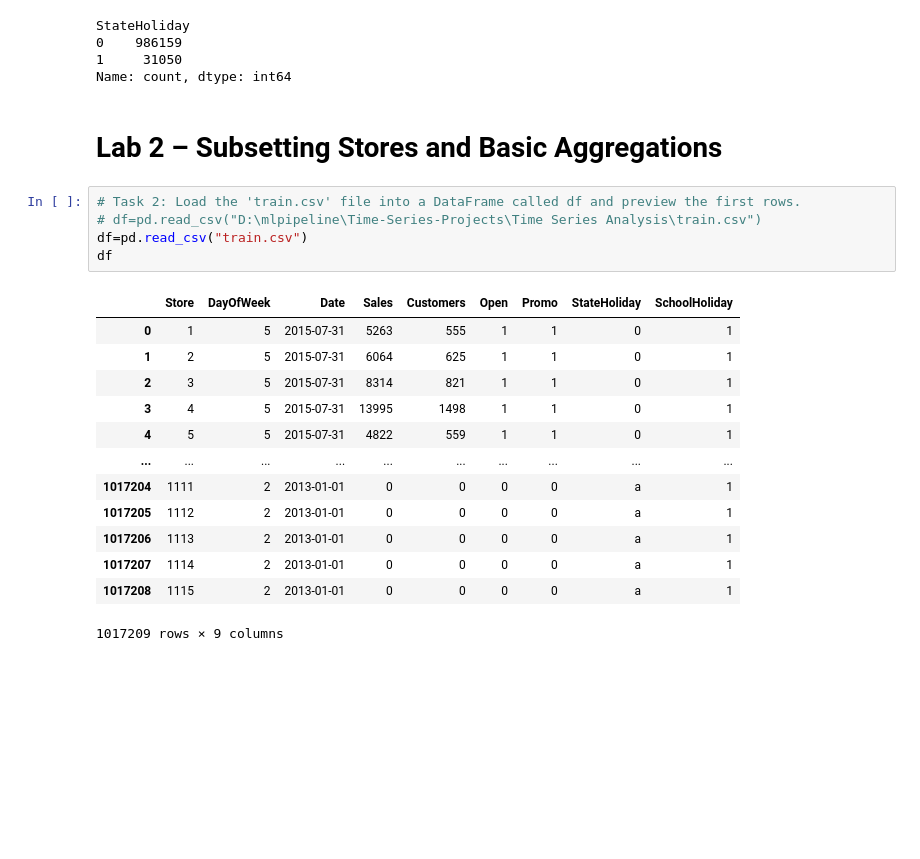
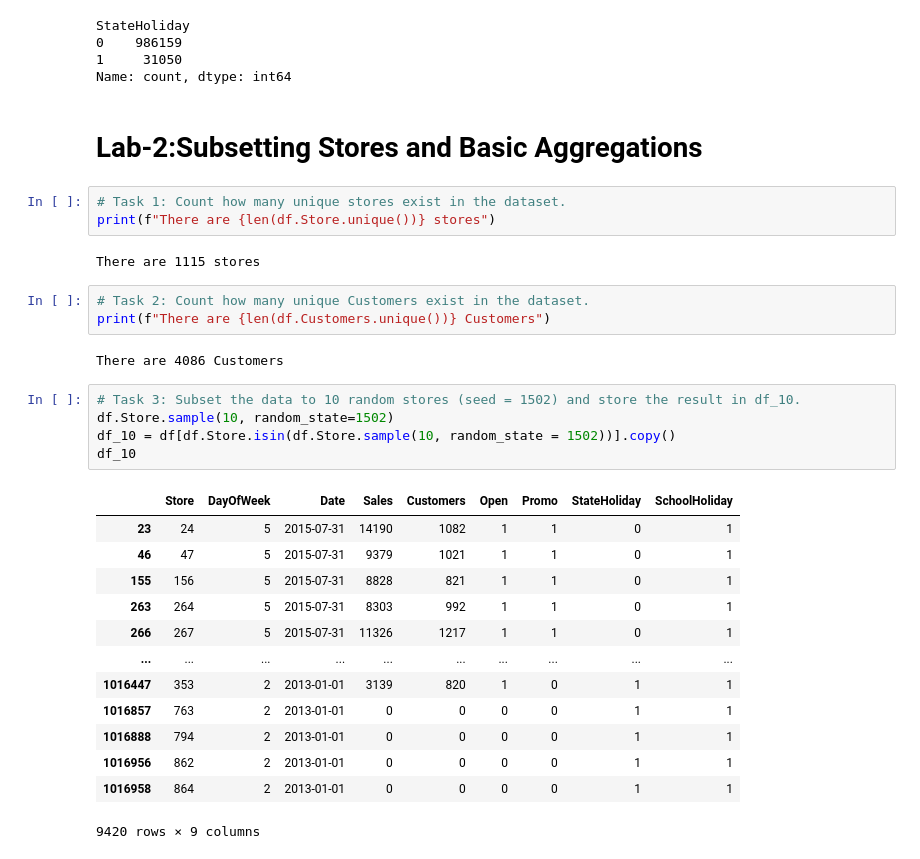
Before and after one commit to SARANGIVenkateshwarlu/Time-Series-Projects, a Jupyter notebook: Time_Series_Analysis/Lab_1.ipynb, the cells around one changed output. Drawn from its saved outputs; the diff is of its cells as text; blank space fills up the shorter version.

```diff
--- a/Time_Series_Analysis/Lab_1.ipynb
+++ b/Time_Series_Analysis/Lab_1.ipynb
@@ -64,23 +64,33 @@ StateHoliday
 1     31050
 Name: count, dtype: int64
 # %% [markdown]
-# Lab 2 – Subsetting Stores and Basic Aggregations
+# Lab-2:Subsetting Stores and Basic Aggregations
-# %%
-# Task 2: Load the 'train.csv' file into a DataFrame called df and preview the first rows.
-# df=pd.read_csv("D:\mlpipeline\Time-Series-Projects\Time Series Analysis\train.csv")
-df=pd.read_csv("train.csv")
-df
-# %% [output]
-|  | Store | DayOfWeek | Date | Sales | Customers | Open | Promo | StateHoliday | SchoolHoliday |
-| 0 | 1 | 5 | 2015-07-31 | 5263 | 555 | 1 | 1 | 0 | 1 |
-| 1 | 2 | 5 | 2015-07-31 | 6064 | 625 | 1 | 1 | 0 | 1 |
-| 2 | 3 | 5 | 2015-07-31 | 8314 | 821 | 1 | 1 | 0 | 1 |
-| 3 | 4 | 5 | 2015-07-31 | 13995 | 1498 | 1 | 1 | 0 | 1 |
-| 4 | 5 | 5 | 2015-07-31 | 4822 | 559 | 1 | 1 | 0 | 1 |
-| ... | ... | ... | ... | ... | ... | ... | ... | ... | ... |
-| 1017204 | 1111 | 2 | 2013-01-01 | 0 | 0 | 0 | 0 | a | 1 |
-| 1017205 | 1112 | 2 | 2013-01-01 | 0 | 0 | 0 | 0 | a | 1 |
-| 1017206 | 1113 | 2 | 2013-01-01 | 0 | 0 | 0 | 0 | a | 1 |
-| 1017207 | 1114 | 2 | 2013-01-01 | 0 | 0 | 0 | 0 | a | 1 |
-| 1017208 | 1115 | 2 | 2013-01-01 | 0 | 0 | 0 | 0 | a | 1 |
-1017209 rows × 9 columns
+# %%
+# Task 1: Count how many unique stores exist in the dataset.
+print(f"There are {len(df.Store.unique())} stores")
+# %% [output]
+There are 1115 stores
+# %%
+# Task 2: Count how many unique Customers exist in the dataset.
+print(f"There are {len(df.Customers.unique())} Customers")
+# %% [output]
+There are 4086 Customers
+# %%
+# Task 3: Subset the data to 10 random stores (seed = 1502) and store the result in df_10.
+df.Store.sample(10, random_state=1502)
+df_10 = df[df.Store.isin(df.Store.sample(10, random_state = 1502))].copy()
+df_10
+# %% [output]
+|  | Store | DayOfWeek | Date | Sales | Customers | Open | Promo | StateHoliday | SchoolHoliday |
+| 23 | 24 | 5 | 2015-07-31 | 14190 | 1082 | 1 | 1 | 0 | 1 |
+| 46 | 47 | 5 | 2015-07-31 | 9379 | 1021 | 1 | 1 | 0 | 1 |
+| 155 | 156 | 5 | 2015-07-31 | 8828 | 821 | 1 | 1 | 0 | 1 |
+| 263 | 264 | 5 | 2015-07-31 | 8303 | 992 | 1 | 1 | 0 | 1 |
+| 266 | 267 | 5 | 2015-07-31 | 11326 | 1217 | 1 | 1 | 0 | 1 |
+| ... | ... | ... | ... | ... | ... | ... | ... | ... | ... |
+| 1016447 | 353 | 2 | 2013-01-01 | 3139 | 820 | 1 | 0 | 1 | 1 |
+| 1016857 | 763 | 2 | 2013-01-01 | 0 | 0 | 0 | 0 | 1 | 1 |
+| 1016888 | 794 | 2 | 2013-01-01 | 0 | 0 | 0 | 0 | 1 | 1 |
+| 1016956 | 862 | 2 | 2013-01-01 | 0 | 0 | 0 | 0 | 1 | 1 |
+| 1016958 | 864 | 2 | 2013-01-01 | 0 | 0 | 0 | 0 | 1 | 1 |
+9420 rows × 9 columns
```
Also changed, not shown: parts of 16 cells of this notebook.
